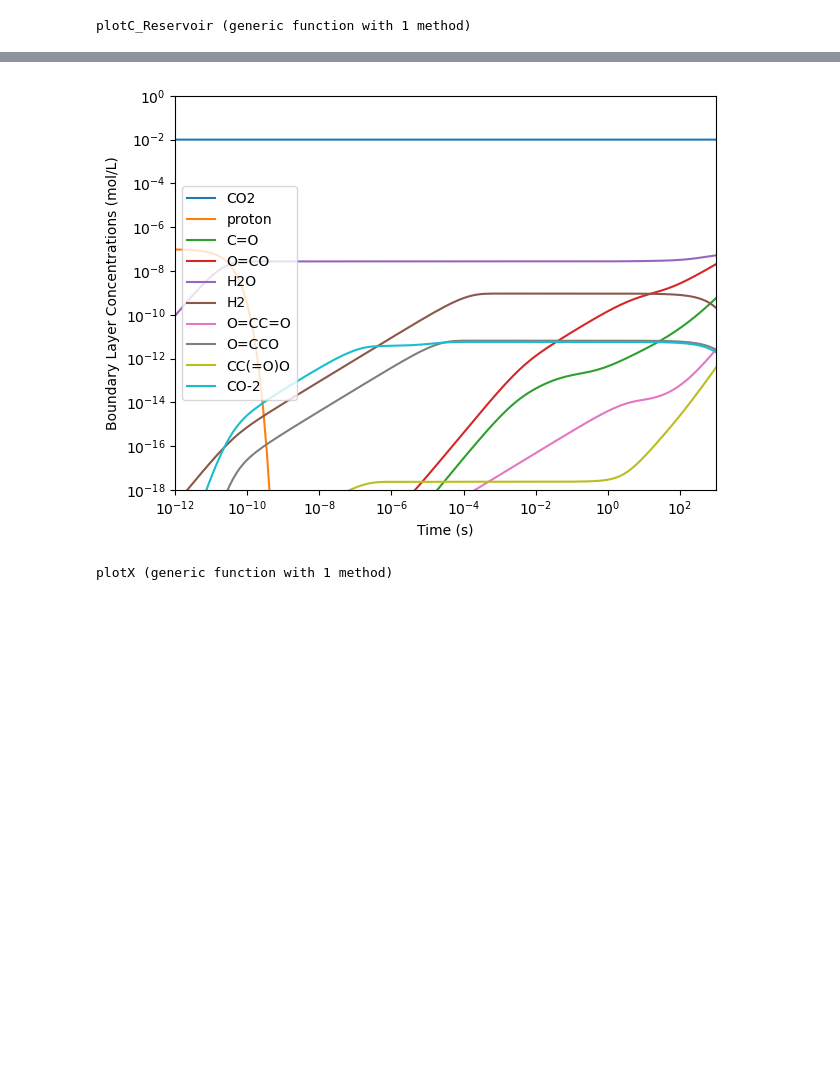
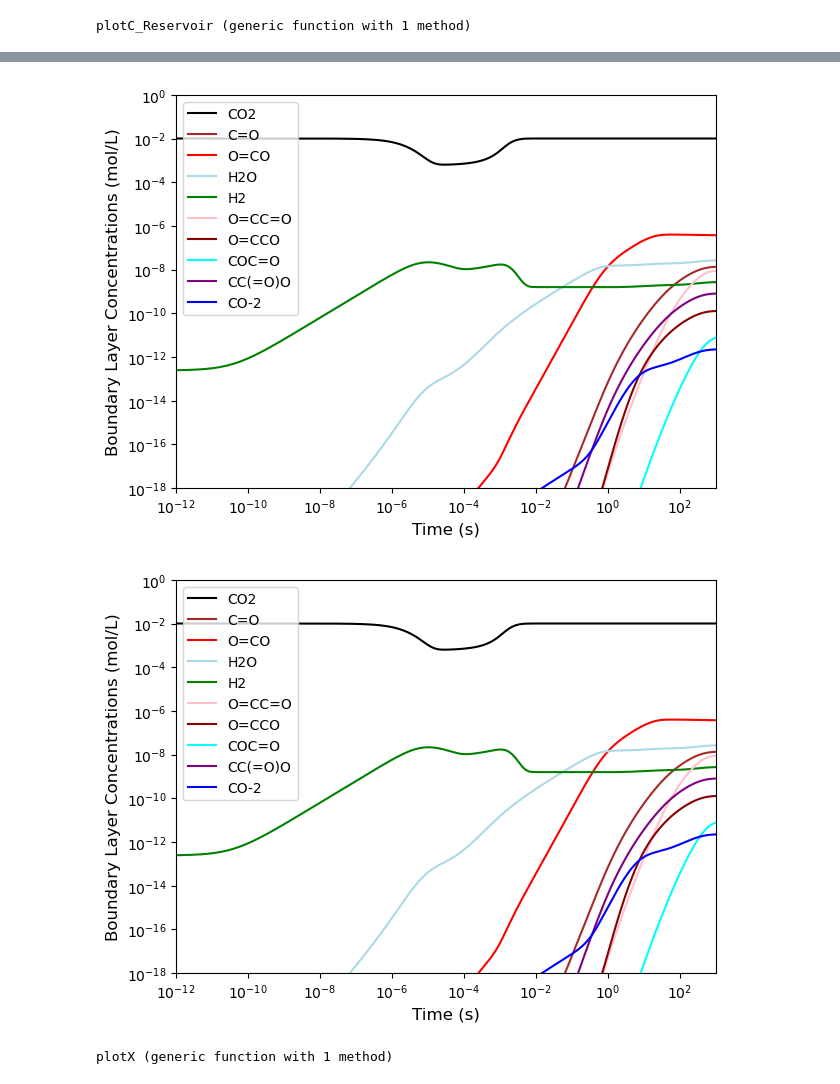
Before and after one commit to Torrie01/CO2_RR_RMG, a Jupyter notebook: CO2_Reduction_Ag/CO2RR_RMS_Diffusion_Interface_1.ipynb, the cells around one changed output, grey strips where cells are left out. Drawn from its saved outputs; the diff is of its cells as text; code cells hidden in the pictures; blank space fills up the shorter version.

```diff
--- a/CO2_Reduction_Ag/CO2RR_RMS_Diffusion_Interface_1.ipynb
+++ b/CO2_Reduction_Ag/CO2RR_RMS_Diffusion_Interface_1.ipynb
@@ -11,5 +27,5 @@ using Sundials
 using SciMLBase
 using QuadGK
 # %%
-outdict = readinput("Ag_C2_042925.rms")
+outdict = readinput("/home/danieltori/CO2_RR_RMG/CO2_Reduction_Ag/Ag_C2_042925.rms")
 # %% [output]
@@ -43,7 +59,7 @@ surfrxns = outdict["surface"]["Reactions"]
 interfacerxns = outdict[Set(["surface", "gas"])]["Reactions"]
 solv = outdict["Solvents"][1];
 # %%
-sitedensity = 2.294e-5; # Ag111 site density is 2.294e-9 mol/cm^2 or 2.294e-5 mol/m^2
+sitedensity = 2.292e-5; # Ag111 site density is 2.294e-9 mol/cm^2 or 2.294e-5 mol/m^2
 boundarylayer = IdealDiluteSolution(boundarylayerspcs,boundarylayerrxns,solv,name="boundarylayeruid",diffusionlimited=true);
 surf = IdealSurface(surfspcs,surfrxns,sitedensity,name="surface");
 # %%
@@ -67,7 +83,7 @@ C_proton = 1e-7*1e3;
 C_co2 = 1e-2*1e3;
 C_default = 1e-12;
 V_res = 1e3;
-layer_thickness = 1e-3;
+layer_thickness = 1e-6;
 AVratio = 36;
 A_surf = V_res*AVratio;
 V_bl = A_surf*layer_thickness;
@@ -86,12 +102,12 @@ initialcondsreservoir = Dict(["proton"=>C_proton,
 
 
 # Assume voltage is -1.0 V vs. R.H.E. which equates to -1.414 V vs. S.H.E. at pH=7
-initialcondssurf = Dict(["CO2X"=>0.4*sites,
+initialcondssurf = Dict(["CO2X"=>0.1*sites,
         # "CHO2X"=>0.1*sites,
         # "CO2HX"=>0.1*sites,
         # "OX"=>0.1*sites,
         # "OCX"=>0.1*sites,
-        "vacantX"=>0.6*sites,
+        "vacantX"=>0.9*sites,
         # "CH2O2X"=>0.05*sites,
         # "CHOX"=>0.04*sites,
         # "CH2OX"=>0.01*sites,
@@ -265,23 +283,48 @@ gcf()
 # %%
 clf()
+
+# Define consistent color map for all species
+color_map = Dict(
+    "CO2" => "black",
+    "proton" => "grey",
+    "H2" => "green",
+    "O=CO" => "red",
+    "C=O" => "brown",
+    "CO-2" => "blue",
+    "CCO" => "magenta",
+    "CH4" => "olive",
+    "OCO" => "orange",
+    "COC" => "teal",
+    "COCO" => "lime",
+    "CC(=O)O" => "purple",
+    "COC=O" => "cyan",
+    "H2O" => "lightblue",
+    "O=CC=O" => "pink",
+    "O=CCO" => "darkred",
+    "CC=O" => "gold"
+)
+
 for i in 1:size(conc_matrix_bl, 1)
     if maximum(conc_matrix_bl[i, :]) > 1e-10
-        plot(t_vals, conc_matrix_bl[i, :]/1e3, label=ssys.sims[1].domain.phase.species[i].name)
-
+        species_name = ssys.sims[1].domain.phase.species[i].name
+        # Get color from map, or use default if not found
+        plot_color = get(color_map, species_name, nothing)
+        plot(t_vals, conc_matrix_bl[i, :]/1e3, label=species_name, color=plot_color)
     end
 end
 
 xscale("log")
 yscale("log")
-xlabel("Time (s)")
-ylabel("Boundary Layer Concentrations (mol/L)")
+xlabel("Time (s)", fontsize=12)
+ylabel("Boundary Layer Concentrations (mol/L)", fontsize=12)
 xlim(1e-12, 1e3)
 ylim(1e-18, 1)
-legend()
+legend(fontsize=10)
 tight_layout()
 gcf()
 # %% [output]
-[figure, old version]
+[figure, new version]
+[figure, added]
 # %%
 # Helper function
 function plotX(sim, tol, t_end, exclude)
```
Also changed, not shown: parts of 26 cells of this notebook.
